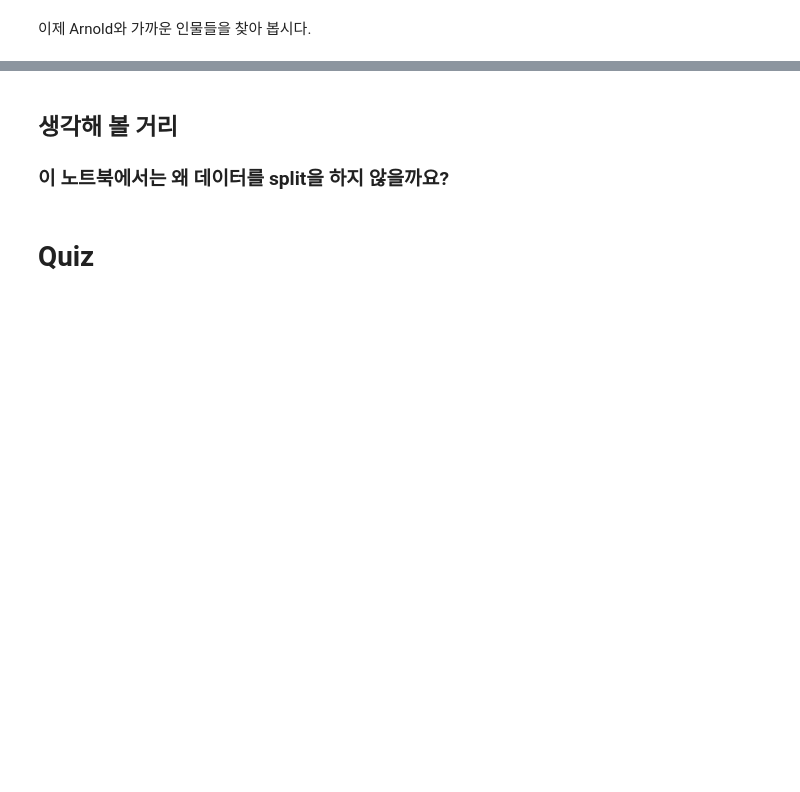
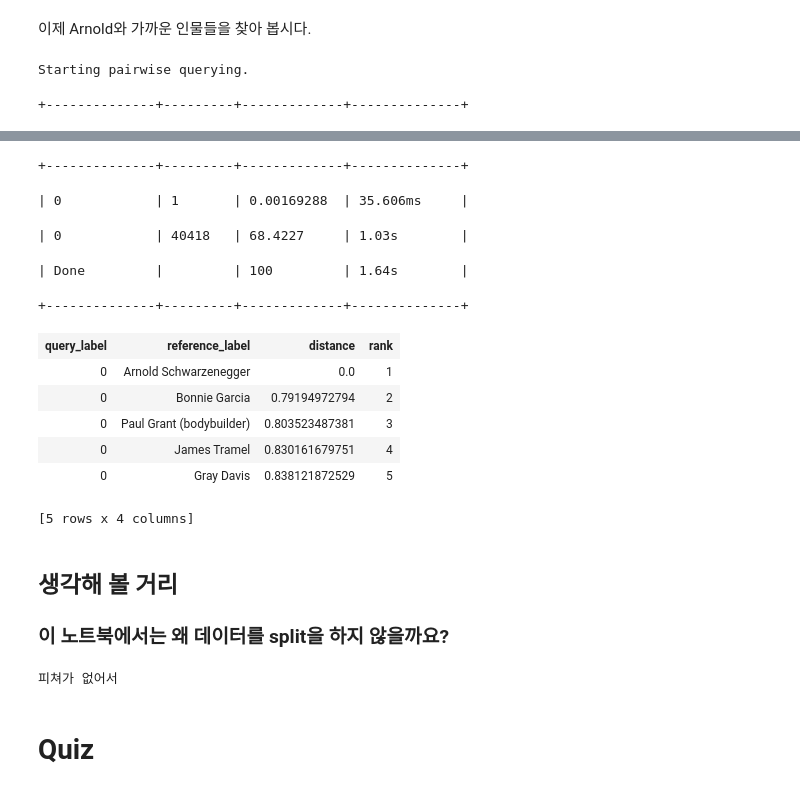
Before and after one commit to moncstl/jupyter, a Jupyter notebook: W4 - Clustering and Similarity - Retrieving Documents - Trainee.ipynb, the cells around one changed output, grey strips where cells are left out. Saved outputs shown, nothing was run; the diff lists cells and outputs as text; code cells hidden in the pictures; blank space fills up the shorter version.

```diff
--- a/W4 - Clustering and Similarity - Retrieving Documents - Trainee.ipynb
+++ b/W4 - Clustering and Similarity - Retrieving Documents - Trainee.ipynb
@@ -371,2 +515,4 @@ jolie와 가까운 인물들을 찾아 봅시다.
 # %% [markdown]
 'Arnold Schwarzenegger'는 어떨까요? 먼저 해당 문서를 찾아서 **arnold**에 저장하세요.
+# %%
+arnold = people[people['name'] == 'Arnold Schwarzenegger']
@@ -373,2 +523,8 @@ jolie와 가까운 인물들을 찾아 봅시다.
 # %% [markdown]
 이제 Arnold와 가까운 인물들을 찾아 봅시다.
+# %%
+
+knn_model.query(arnold)
+# %% [output]
+Starting pairwise querying.
++--------------+---------+-------------+--------------+
@@ -375,7 +532,23 @@ jolie와 가까운 인물들을 찾아 봅시다.
++--------------+---------+-------------+--------------+
+| 0            | 1       | 0.00169288  | 35.606ms     |
+| 0            | 40418   | 68.4227     | 1.03s        |
+| Done         |         | 100         | 1.64s        |
++--------------+---------+-------------+--------------+
+| query_label | reference_label | distance | rank |
+| 0 | Arnold Schwarzenegger | 0.0 | 1 |
+| 0 | Bonnie Garcia | 0.79194972794 | 2 |
+| 0 | Paul Grant (bodybuilder) | 0.803523487381 | 3 |
+| 0 | James Tramel | 0.830161679751 | 4 |
+| 0 | Gray Davis | 0.838121872529 | 5 |
+[5 rows x 4 columns]
 # %% [markdown]
 ## 생각해 볼 거리
 
 ### 이 노트북에서는 왜 데이터를 split을 하지 않을까요?
+# %%
+print "피쳐가 없어서"
+# %% [output]
+피쳐가 없어서
 # %% [markdown]
 # Quiz
 # %% [markdown]
```
Also changed, not shown: parts of 47 cells of this notebook, 2 other files.
